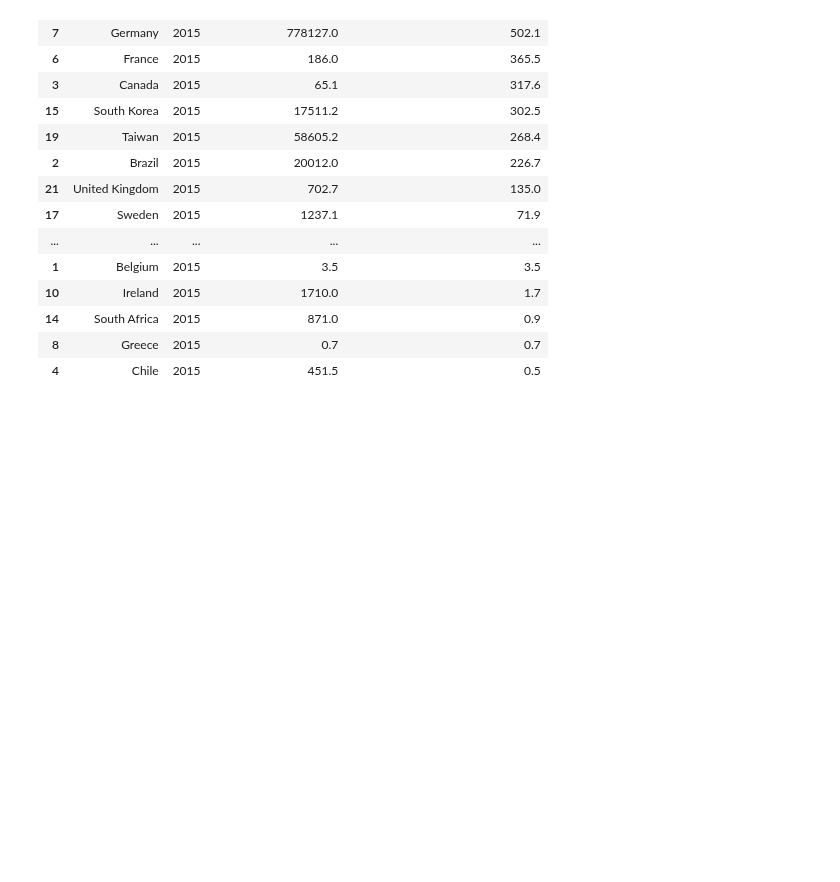
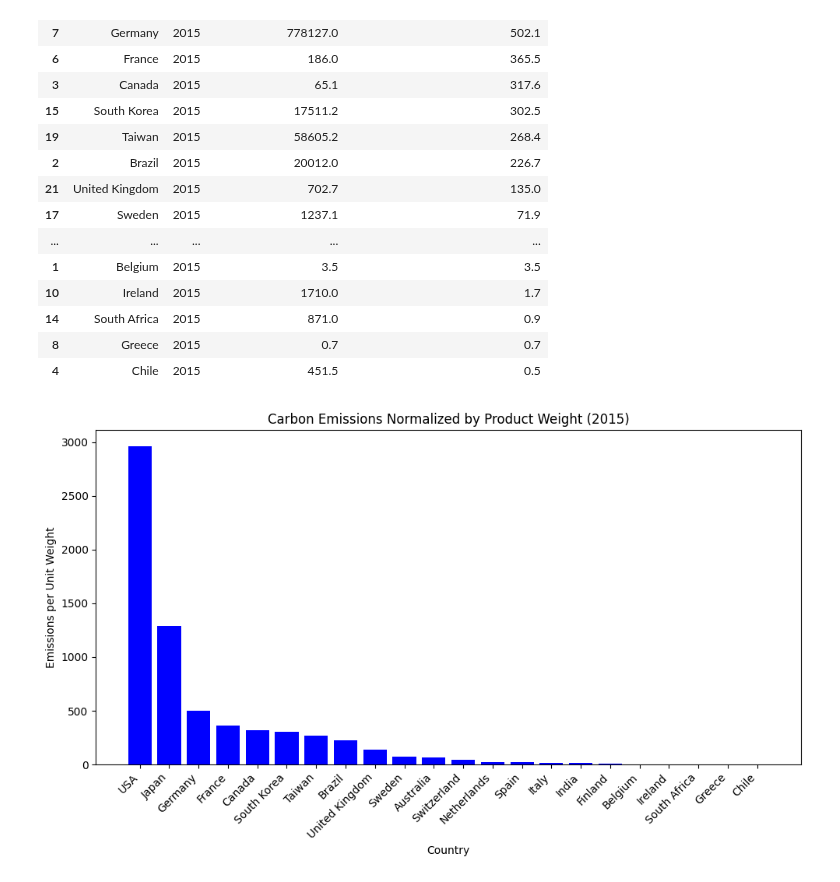
Before and after one commit to nadiya-ms/Analyzing-Carbon-Footprints, a Jupyter notebook: analyzing_carbon_footprints.ipynb, the cells around one changed output. Drawn from its saved outputs; the diff is of its cells as text; code cells hidden in the pictures; blank space fills up the shorter version.

```diff
--- a/analyzing_carbon_footprints.ipynb
+++ b/analyzing_carbon_footprints.ipynb
@@ -424,6 +443,25 @@ emissions_2015
 # Create a plotly bar chart of the country distribution for total_country_footprint_per_weight
 fig = px.bar(emissions_2015, x="country", y="total_country_footprint_per_weight", title="Carbon Emissions Normalized by Product Weight")
 fig.show()
+# %%
+# Sort values for better readability (optional)
+emissions_2015_sorted = emissions_2015.sort_values(by="total_country_footprint_per_weight", ascending=False)
+
+# Create the bar chart
+plt.figure(figsize=(10, 6))
+plt.bar(emissions_2015_sorted["country"], emissions_2015_sorted["total_country_footprint_per_weight"], color="blue")
+
+# Add labels and title
+plt.xlabel("Country")
+plt.ylabel("Emissions per Unit Weight")
+plt.title("Carbon Emissions Normalized by Product Weight (2015)")
+plt.xticks(rotation=45, ha="right")
+plt.tight_layout()
+
+# Show the plot
+plt.show()
+# %% [output]
+[figure, added]
 # %%
 # Count number of companies per country
 country_counts = product_emissions_df["country"].value_counts().reset_index()
```
Also changed, not shown: parts of 6 cells of this notebook.
